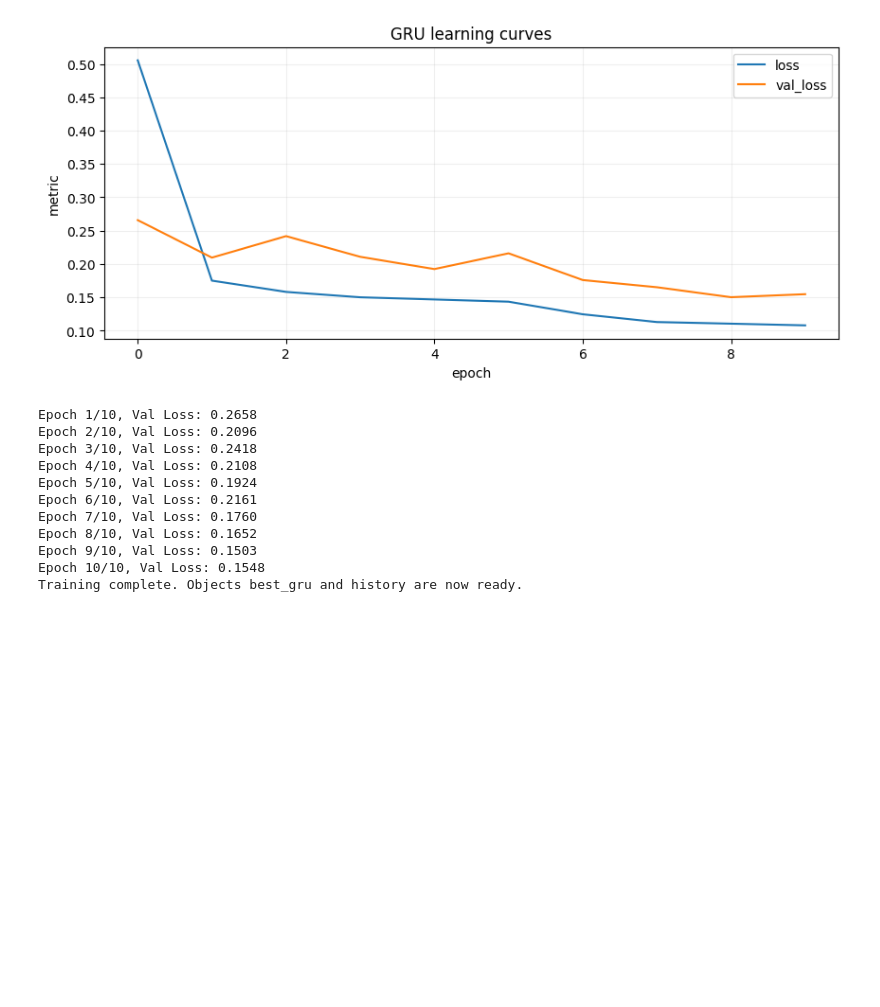
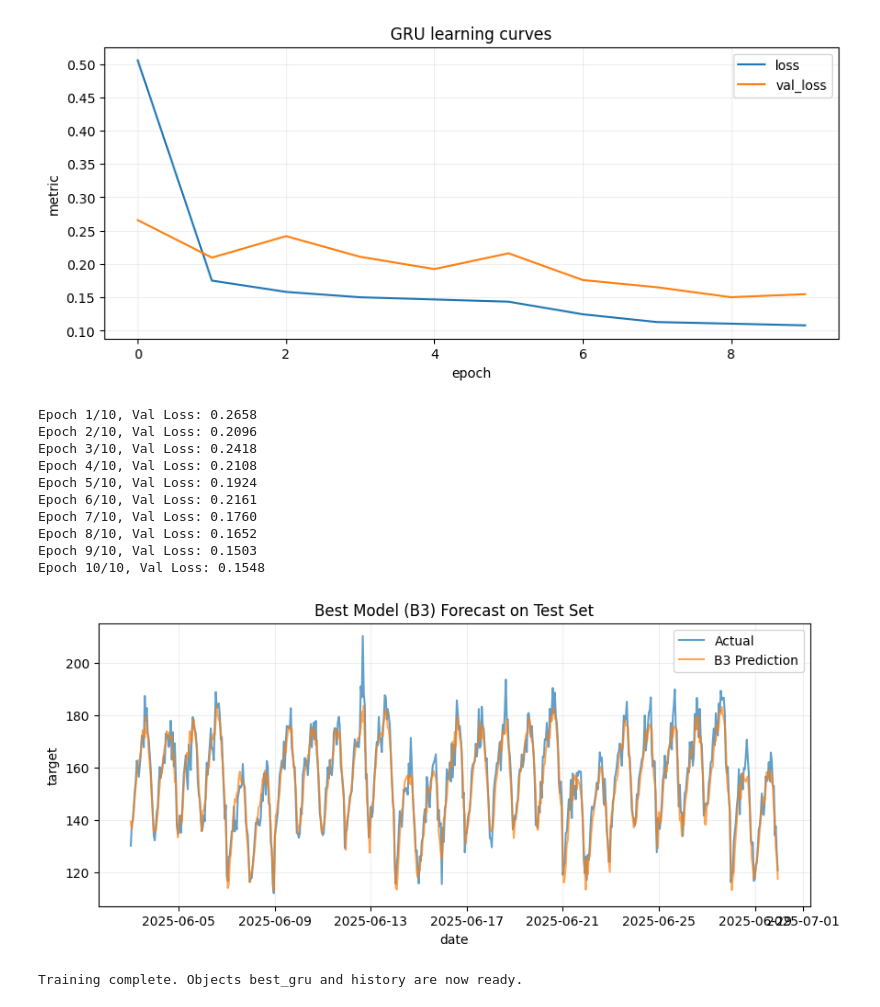
Before and after one commit to Balaneza/AI_MIREA_Balanfm, a Jupyter notebook: homeworks/HW12/HW12.ipynb, the cells around one changed output. Saved outputs shown, nothing was run; the diff lists cells and outputs as text; code cells hidden in the pictures; blank space fills up the shorter version.

```diff
--- a/homeworks/HW12/HW12.ipynb
+++ b/homeworks/HW12/HW12.ipynb
@@ -146,6 +146,10 @@ val_b1 = val_df['target'].shift(1).copy()
 val_b1.iloc[0] = train_df['target'].iloc[-1]
 test_b1 = test_df['target'].shift(1).copy()
 test_b1.iloc[0] = val_df['target'].iloc[-1]
+
+# Сбросить индексы для корректного сравнения
+val_b1 = val_b1.reset_index(drop=True)
+test_b1 = test_b1.reset_index(drop=True)
 # %%
 # B2: moving-average
 def recursive_moving_average_forecast(full_target, start_idx, end_idx, window=7):
@@ -394,7 +407,7 @@ train_ds = WindowDataset(full_series, train_idx, WINDOW_SIZE)
 val_ds = WindowDataset(full_series, val_idx, WINDOW_SIZE)
 
 train_loader = DataLoader(train_ds, batch_size=BATCH_SIZE, shuffle=True)
-val_loader = DataLoader(val_ds, batch_size=BATCH_SIZE)
+val_loader = DataLoader(val_ds, batch_size=BATCH_SIZE, shuffle=False)
 
 # Model
 best_gru = GRUForecast(hidden_size=64).to(device)
@@ -414,32 +427,66 @@ for epoch in range(epochs):
         preds = best_gru(x_batch)
         loss = criterion(preds, y_batch)
         loss.backward()
         optimizer.step()
         train_loss += loss.item()
 
     best_gru.eval()
     val_loss = 0
     with torch.no_grad():
         for x_v, y_v in val_loader:
             x_v, y_v = x_v.to(device), y_v.to(device)
             v_preds = best_gru(x_v)
             val_loss += criterion(v_preds, y_v).item()
 
     history['loss'].append(train_loss/len(train_loader))
     history['val_loss'].append(val_loss/len(val_loader))
     print(f'Epoch {epoch+1}/{epochs}, Val Loss: {val_loss/len(val_loader):.4f}')
 
-gru_config = {'model': 'GRU', 'hidden_size': 64, 'window_size': WINDOW_SIZE, 'epochs': epochs}
+# График лучшего прогноза на test
+plt.figure(figsize=(10, 4))
+plt.plot(test_df['date'], y_test, label='Actual', alpha=0.7)
+
+if best_exp == 'B1':
+    plt.plot(test_df['date'], test_b1, label='B1 Prediction', alpha=0.7)
+elif best_exp == 'B2':
+    plt.plot(test_df['date'], test_b2, label='B2 Prediction', alpha=0.7)
+elif best_exp == 'B3':
+    plt.plot(test_df['date'], pred_test, label='B3 Prediction', alpha=0.7)
+
+plt.title(f'Best Model ({best_exp}) Forecast on Test Set')
+plt.xlabel('date')
+plt.ylabel('target')
+plt.legend()
+plt.grid(True, alpha=0.2)
+save_fig('best_forecast_test.png')
+plt.show()
+
+gru_config = {
+    'model': 'GRU',
+    'hidden_size': 64,
+    'window_size': WINDOW_SIZE,
+    'batch_size': BATCH_SIZE,
+    'learning_rate': 0.001,
+    'epochs': epochs,
+    'seed': SEED,
+    'scaler': 'StandardScaler',
+    'scaler_fit_on': 'train_only',
+    'optimizer': 'Adam',
+    'dataset': 'S12-hw-dataset.csv',
+    'split_summary': f'train={len(train_df)}, val={len(val_df)}, test={len(test_df)}',
+}
+save_json(gru_config, 'best_gru_config.json')
 print('Training complete. Objects best_gru and history are now ready.')
 # %% [output]
 Epoch 1/10, Val Loss: 0.2658
 Epoch 2/10, Val Loss: 0.2096
 Epoch 3/10, Val Loss: 0.2418
 Epoch 4/10, Val Loss: 0.2108
 Epoch 5/10, Val Loss: 0.1924
 Epoch 6/10, Val Loss: 0.2161
 Epoch 7/10, Val Loss: 0.1760
 Epoch 8/10, Val Loss: 0.1652
 Epoch 9/10, Val Loss: 0.1503
 Epoch 10/10, Val Loss: 0.1548
-Training complete. Objects best_gru and history are now ready.
+[figure, added]
+Training complete. Objects best_gru and history are now ready.
```
Also changed, not shown: parts of 1 cell of this notebook, 3 other files.
